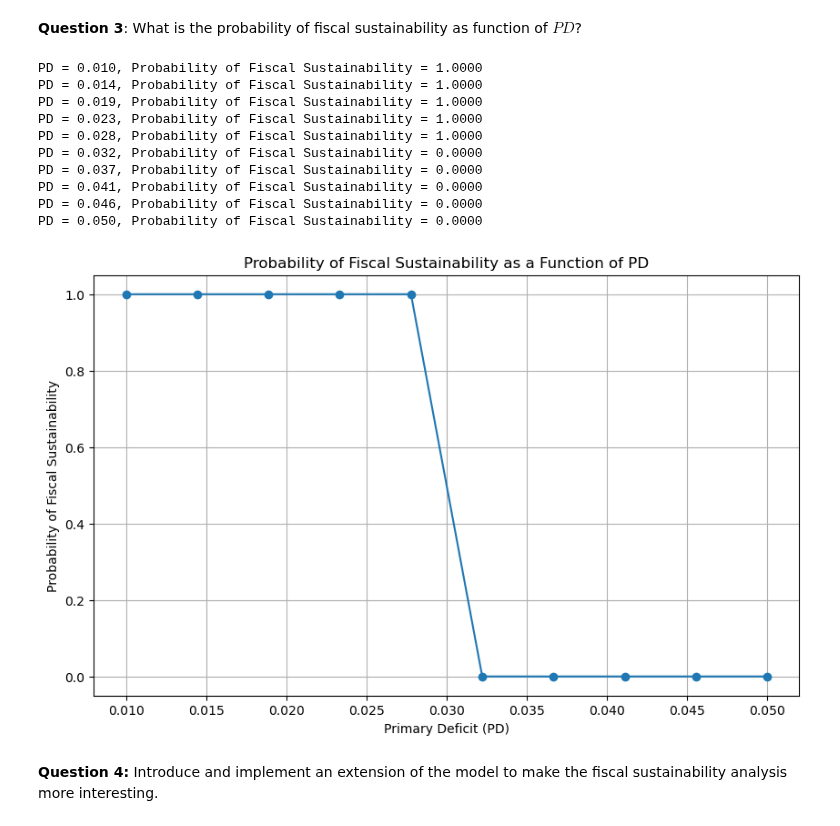
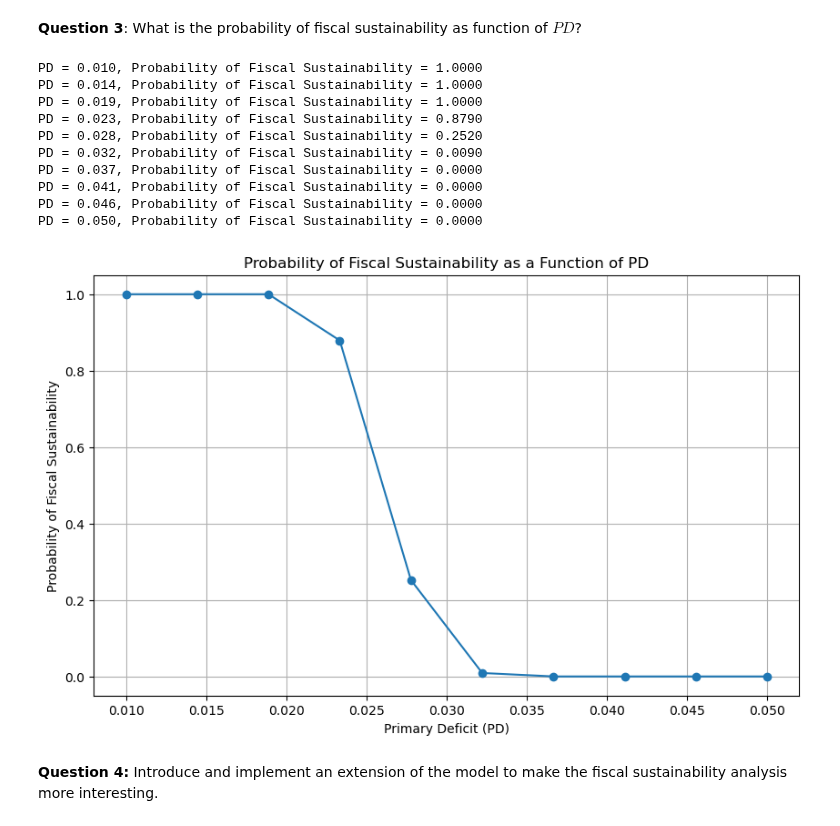
Before and after one commit to NumEconCopenhagen/projects-2024-mikkel-julius-jacob, a Jupyter notebook: Exam retry/Julius/re_exam_2024.ipynb, the cells around one changed output. Saved outputs shown, nothing was run; the diff lists cells and outputs as text; code cells hidden in the pictures.

Commit message:
more simulations

```diff
--- a/Exam retry/Julius/re_exam_2024.ipynb
+++ b/Exam retry/Julius/re_exam_2024.ipynb
@@ -579,7 +579,7 @@ mu_r = 0.00 # Mean interest rate
 sigma_r = 0.02 # Std dev of interest rate
 nu = 0.001 # Interest rate sensitivity to debt
 T = 500    # Number of periods
-num_simulations = 1 # Number of simulations (simulation is not needed for this question, but copilot added it anyways, we have set the value to 1, to ignore it (and make the code run faster))
+num_simulations = 1000 # Number of simulations
 
 # Function to simulate one path
 def simulate_one_path(PD, Y0, B0, mu_g, sigma_g, mu_r, sigma_r, nu, T):
@@ -607,37 +607,37 @@ def probability_of_sustainability(PD, Y0, B0, mu_g, sigma_g, mu_r, sigma_r, nu,
     for _ in range(num_simulations):
         if simulate_one_path(PD, Y0, B0, mu_g, sigma_g, mu_r, sigma_r, nu, T):
             num_sustainable += 1
     return num_sustainable / num_simulations
 
 # Range of PD values to test
 PD_values = np.linspace(0.01, 0.05, 10)
 sustainability_probs = []
 
 for PD in PD_values:
     prob = probability_of_sustainability(PD, Y0, B0, mu_g, sigma_g, mu_r, sigma_r, nu, T, num_simulations)
     sustainability_probs.append(prob)
     print(f"PD = {PD:.3f}, Probability of Fiscal Sustainability = {prob:.4f}")
 
 # Plot the results
 plt.figure(figsize=(10, 6))
 plt.plot(PD_values, sustainability_probs, marker='o')
 plt.title('Probability of Fiscal Sustainability as a Function of PD')
 plt.xlabel('Primary Deficit (PD)')
 plt.ylabel('Probability of Fiscal Sustainability')
 plt.grid(True)
 plt.show()
 # %% [output]
 PD = 0.010, Probability of Fiscal Sustainability = 1.0000
 PD = 0.014, Probability of Fiscal Sustainability = 1.0000
 PD = 0.019, Probability of Fiscal Sustainability = 1.0000
-PD = 0.023, Probability of Fiscal Sustainability = 1.0000
-PD = 0.028, Probability of Fiscal Sustainability = 1.0000
-PD = 0.032, Probability of Fiscal Sustainability = 0.0000
+PD = 0.023, Probability of Fiscal Sustainability = 0.8790
+PD = 0.028, Probability of Fiscal Sustainability = 0.2520
+PD = 0.032, Probability of Fiscal Sustainability = 0.0090
 PD = 0.037, Probability of Fiscal Sustainability = 0.0000
 PD = 0.041, Probability of Fiscal Sustainability = 0.0000
 PD = 0.046, Probability of Fiscal Sustainability = 0.0000
 PD = 0.050, Probability of Fiscal Sustainability = 0.0000
-[figure, old version]
+[figure, new version]
 # %% [markdown]
 **Question 4:** Introduce and implement an extension of the model to make the fiscal sustainability analysis more interesting.
 # %% [markdown]
```
Also changed, not shown: parts of 1 cell of this notebook.
